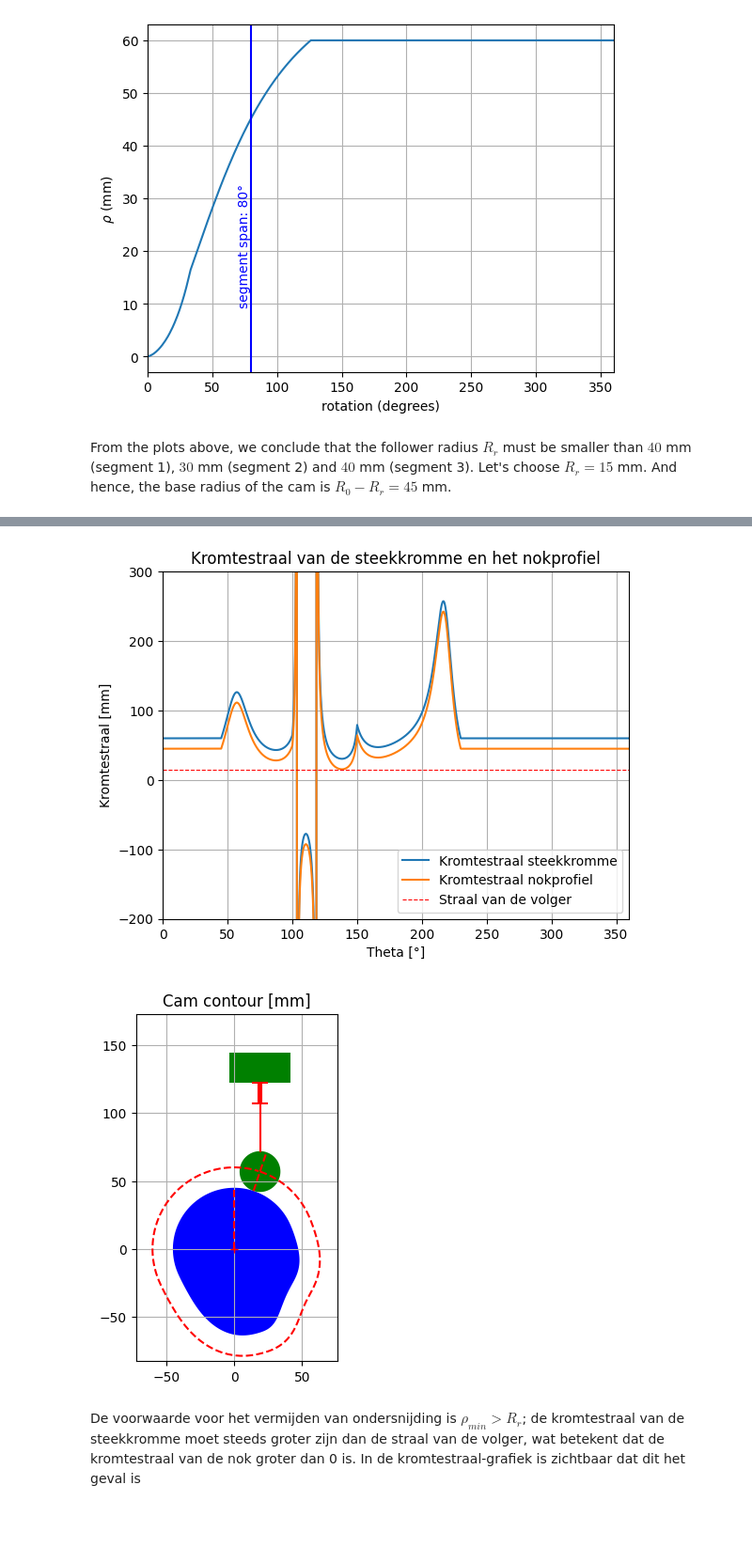
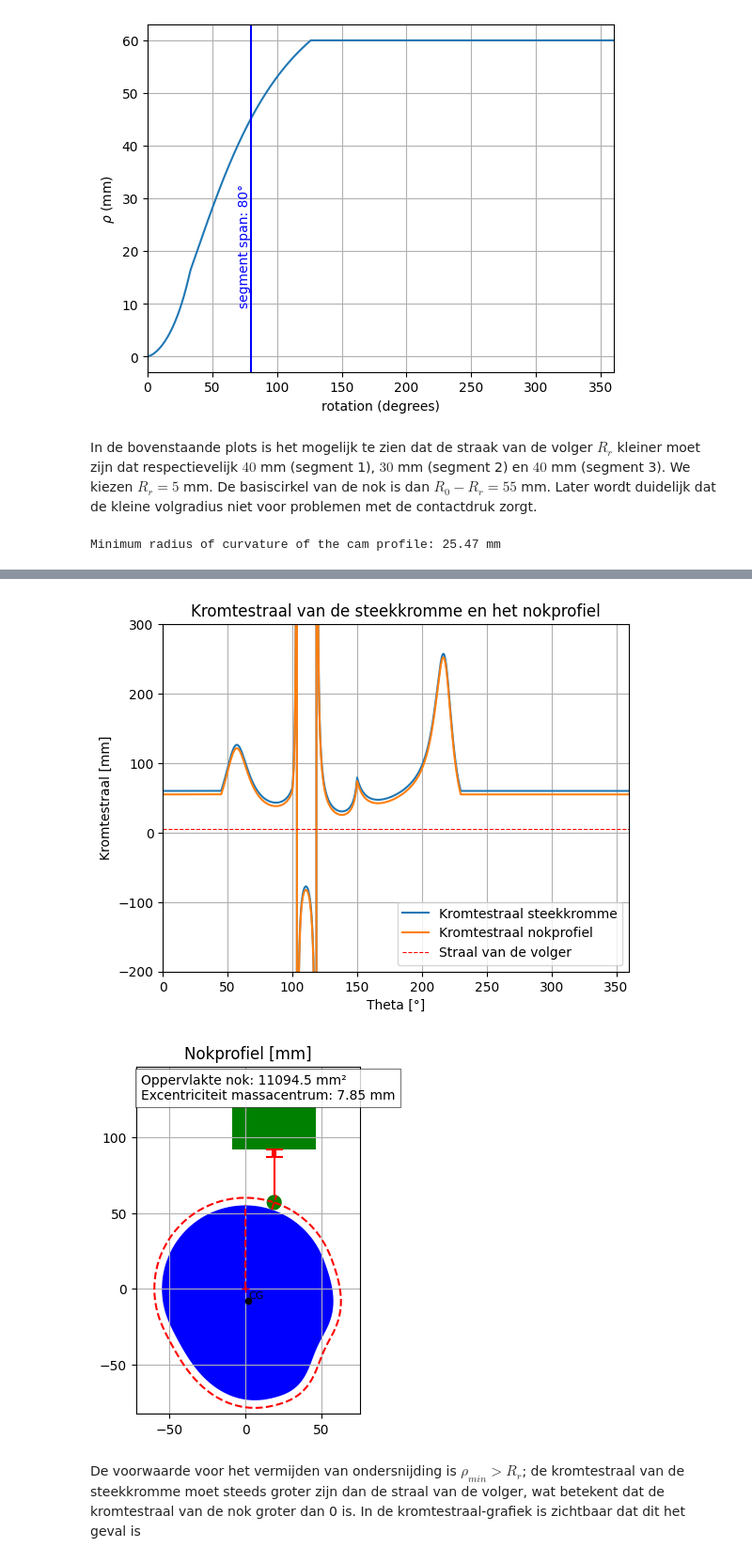
Before and after one commit to Ludopedia/Bewegingen---Emmanuel-en-Ludovic, a Jupyter notebook: Algoritme-nok-ontwerp - n°22 toegepast.ipynb, the cells around one changed output, grey strips where cells are left out. Shown at 94% size. Saved outputs shown, nothing was run; the diff lists cells and outputs as text; code cells hidden in the pictures; blank space fills up the shorter version.

```diff
--- a/Algoritme-nok-ontwerp - n°22 toegepast.ipynb
+++ b/Algoritme-nok-ontwerp - n°22 toegepast.ipynb
@@ -796,32 +834,36 @@ Kloomok_Muffley_follower_radius(R0,theta_seg3,startlift3,endlift3,motionlaw3)
 [figure]
 [figure]
 [figure]
-# %% [markdown]
-From the plots above, we conclude that the follower radius $R_r$ must be smaller than $40$ mm (segment 1),
-$30$ mm (segment 2) and $40$ mm (segment 3).  Let's choose $R_r = 15$ mm. And hence, the base radius of the cam is $R_0 - R_r = 45$ mm.
+# %% [markdown]
+In de bovenstaande plots is het mogelijk te zien dat de straak van de volger $R_r$ kleiner moet zijn dat respectievelijk $40$ mm (segment 1),
+$30$ mm (segment 2) en $40$ mm (segment 3).  We kiezen $R_r = 5$ mm. De basiscirkel van de nok is dan $R_0 - R_r = 55$ mm. Later wordt duidelijk dat de kleine volgradius niet voor problemen met de contactdruk zorgt.
 # %%
 # Kinematics inputs
-base_radius     = 45
-follower_radius = 15
-exc = 19 # (excentriciteit, aanpassen zodat alfa < 35° (rolvolger))
+base_radius     = 55
+follower_radius = 5
+exc = 19 # (excentriciteit, aangepast zodat alfa < 35° (rolvolger))
 
 # Calculate pressure angle
 pressure_angle = calculatePressureAngle(vel,exc,base_radius,follower_radius,lift)
 # Plot pressure angle
 plotPressureAngle(theta_deg,pressure_angle)
 
 # Calculate radius of curvature
 roc_pitch, roc_cam = calculateRadiusCurvature(base_radius,follower_radius,exc,theta,lift,vel,acc)
 
+min_roc_cam = np.min(np.abs(roc_cam))
+print(f'Minimum radius of curvature of the cam profile: {min_roc_cam:.2f} mm')
+
 # Plot the radius of curvature
 plotRadiusCurvature(theta_deg,roc_pitch,roc_cam, follower_radius)
 
 # Plot the cam contour
-plotCamContour(base_radius,follower_radius,exc,theta,lift,pressure_angle,dtheta)
+[opp_nok, excentriciteit_nok] = plotCamContour(base_radius,follower_radius,exc,theta,lift,pressure_angle,dtheta)
 # %% [output]
+Minimum radius of curvature of the cam profile: 25.47 mm
 [figure]
-[figure, old version]
+[figure, new version]
-[figure, old version]
+[figure, new version]
 # %% [markdown]
 De voorwaarde voor het vermijden van ondersnijding is $\rho_{min} > R_r$; de kromtestraal van de steekkromme moet steeds groter zijn dan de straal van de volger, wat betekent dat de kromtestraal van de nok groter dan 0 is. In de kromtestraal-grafiek is zichtbaar dat dit het geval is
 # %% [markdown]
```
Also changed, not shown: parts of 13 cells of this notebook.
